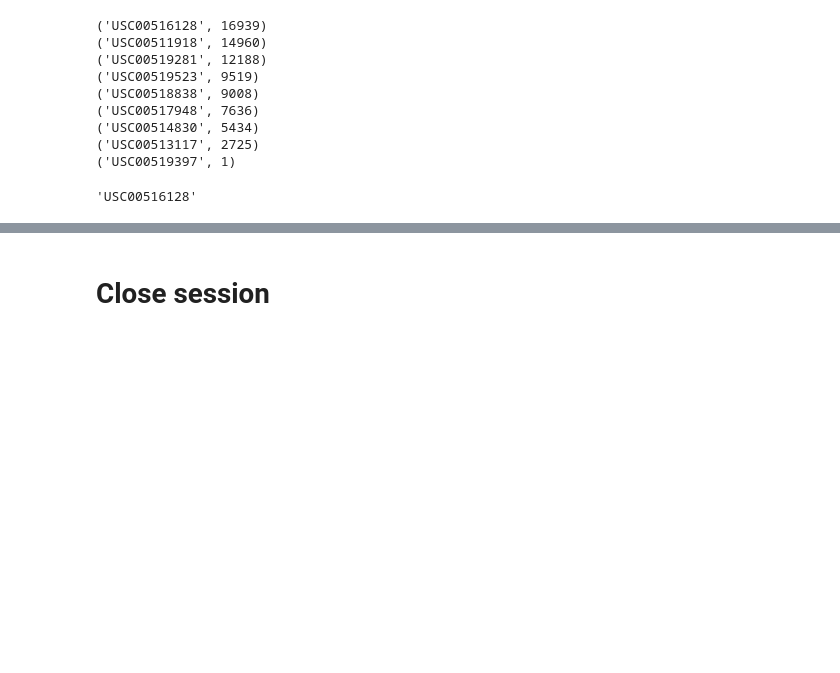
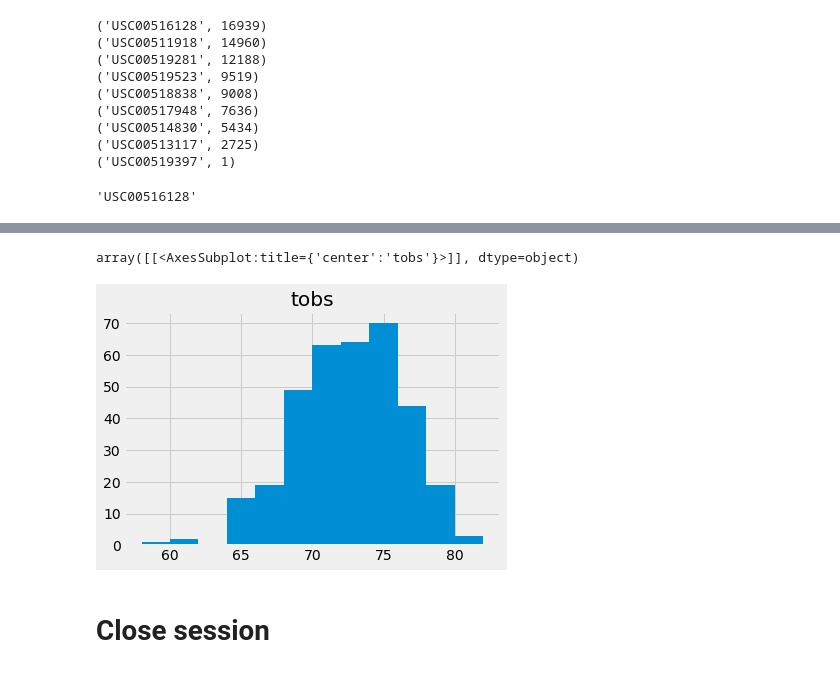
Before and after one commit to sarahDH615/sqlalchemy-challenge, a Jupyter notebook: climate_starter.ipynb, the cells around one changed output, grey strips where cells are left out. Cells and saved outputs as stored; diff of their text form; code cells hidden in the pictures; blank space fills up the shorter version.

Commit message:
histogram

```diff
--- a/climate_starter.ipynb
+++ b/climate_starter.ipynb
@@ -227,3 +246,7 @@ most_active_station_id
 # %%
 # Using the most active station id
 # Query the last 12 months of temperature observation data for this station and plot the results as a histogram
+
+df = pd.DataFrame(session.query(Measurement.tobs, Measurement.id).filter(Measurement.date >= year_before).filter(Measurement.station==most_active_station_id))
+df.set_index('id', inplace=True)
+df.head()
@@ -230,3 +261,8 @@ most_active_station_id
+# %%
+df.hist(bins=12)
+# %% [output]
+array([[<AxesSubplot:title={'center':'tobs'}>]], dtype=object)
+[figure, added]
 # %% [markdown]
 # Close session
 # %%
```
Also changed, not shown: parts of 7 cells of this notebook.
